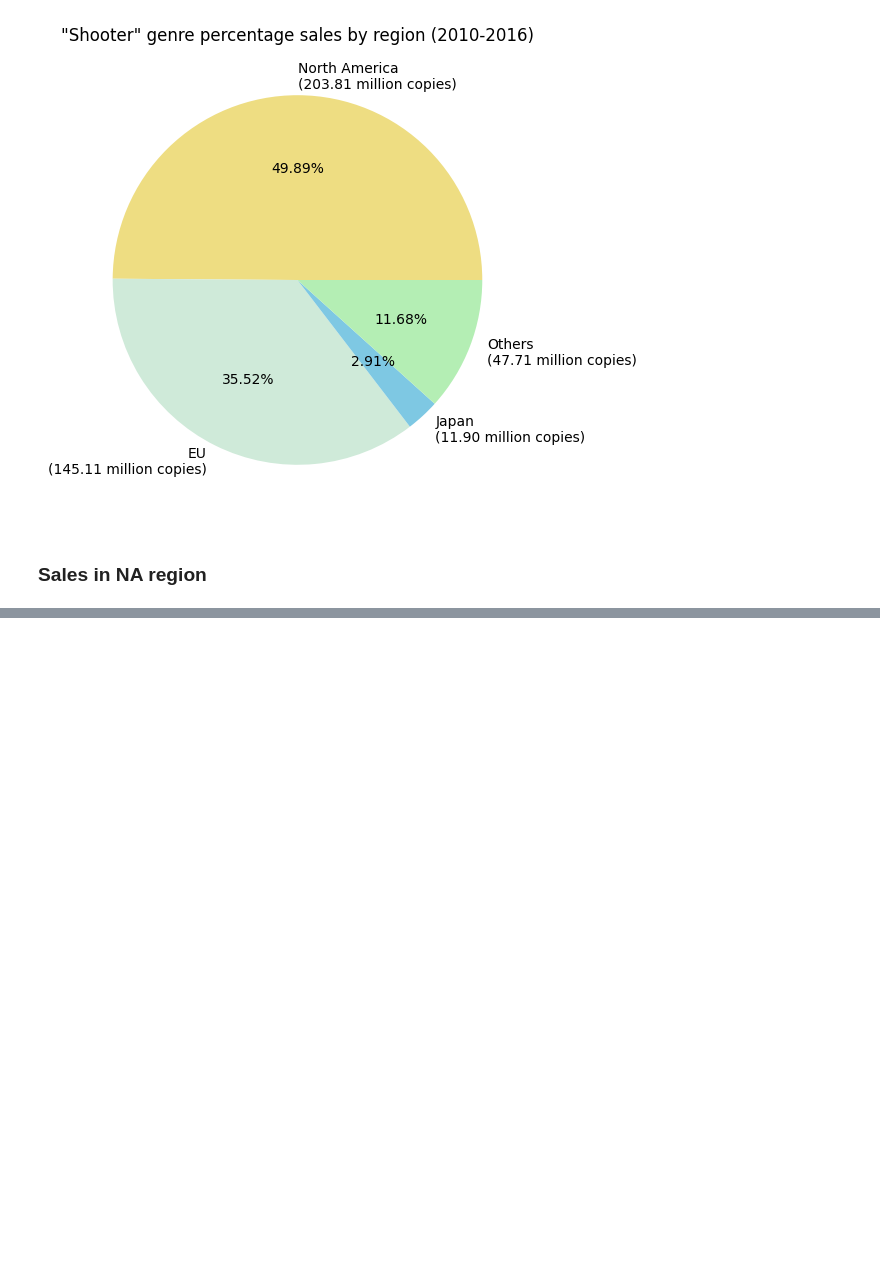
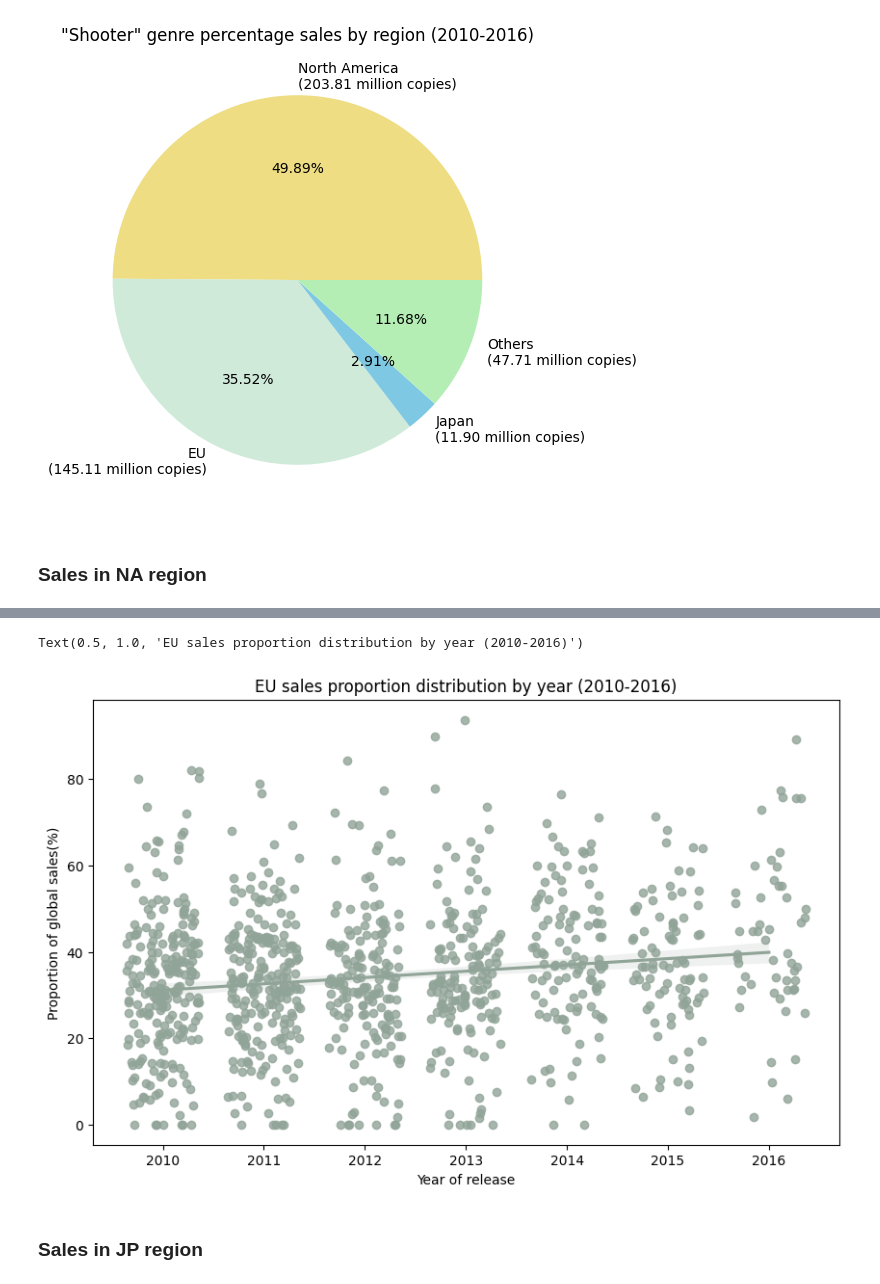
Before and after one commit to hansstanley/YongTauFoo, a Jupyter notebook: notebooks/sales_rush_kirubi.ipynb, the cells around one changed output, grey strips where cells are left out. Saved outputs shown, nothing was run; the diff lists cells and outputs as text; code cells hidden in the pictures; blank space fills up the shorter version.

Commit message:
Add rush single region analysis

```diff
--- a/notebooks/sales_rush_kirubi.ipynb
+++ b/notebooks/sales_rush_kirubi.ipynb
@@ -216,0 +271,5 @@ plt.show()
+# %%
+data_sales_prop_by_year_eu = data_sales_prop_by_year[['Year_of_Release', 'EU_Sales_Prop', 'Global_Sales']]
+data_sales_prop_by_year_eu = data_sales_prop_by_year_eu.sort_values(by='Global_Sales', ascending=False)
+data_sales_prop_by_year_eu = data_sales_prop_by_year_eu.iloc[:1000]
+data_sales_prop_by_year_eu
@@ -216,0 +290,11 @@ plt.show()
+# %%
+fig, ax = plt.subplots(figsize=figure_size)
+sns.regplot(x='Year_of_Release', y='EU_Sales_Prop', data=data_sales_prop_by_year_eu,
+           robust=True, x_jitter=0.36, ax=ax, color='#91a498')
+ax.set(xlabel='Year of release', ylabel='Proportion of global sales(%)')
+ax.set_title(f'EU sales proportion distribution by year ({year_range})')
+# %% [output]
+Text(0.5, 1.0, 'EU sales proportion distribution by year (2010-2016)')
+[figure, added]
+# %% [markdown]
+### Sales in JP region
```
Also changed, not shown: parts of 9 cells of this notebook, 3 other files.
